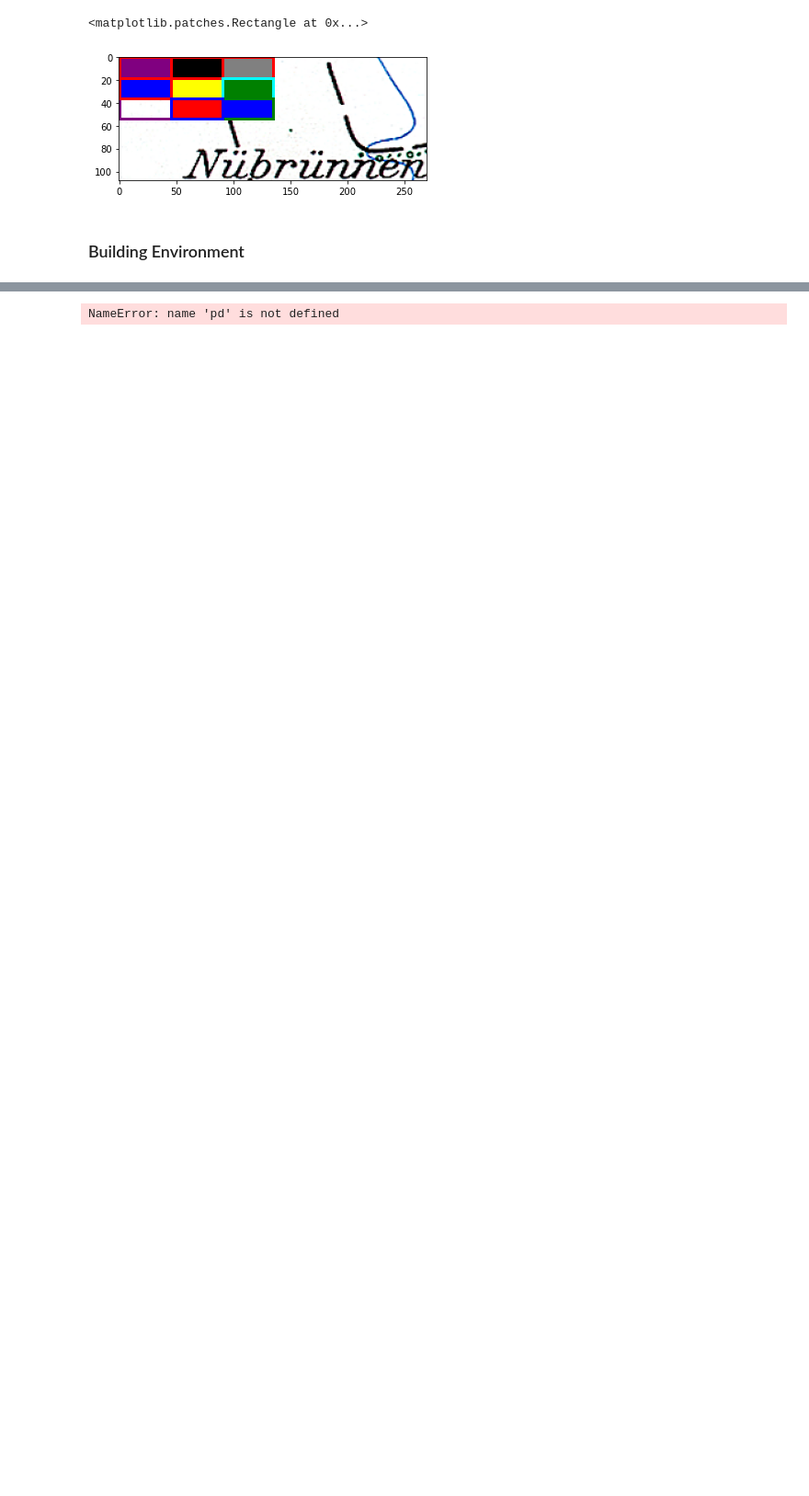
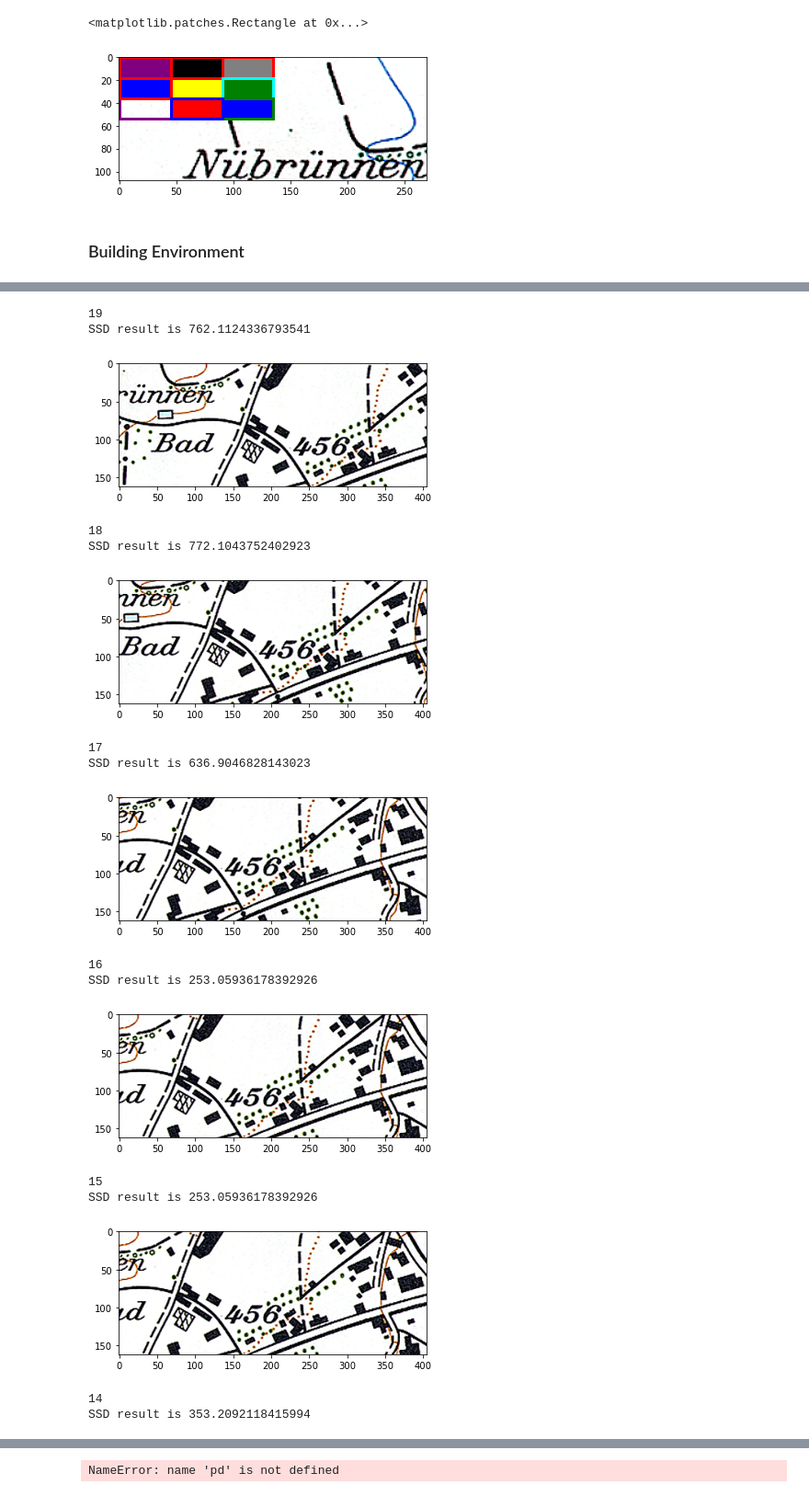
Before and after one commit to justinfmccarty/22spring_templatematching_carto, a Jupyter notebook: rl_method/notebooks/00_simple_environment.ipynb, the cells around one changed output, grey strips where cells are left out. Shown at 92% size. Drawn from its saved outputs; the diff is of its cells as text; code cells hidden in the pictures; blank space fills up the shorter version.

```diff
--- a/rl_method/notebooks/00_simple_environment.ipynb
+++ b/rl_method/notebooks/00_simple_environment.ipynb
@@ -240,0 +550,42 @@ https://towardsdatascience.com/creating-a-custom-openai-gym-environment-for-stoc
+# %%
+
+env = TemplateMatchingEnv(image_norm,template_norm,obs_shape_mult=(9,9))
+
+
+
+for i in np.arange(0,2):
+    print(i)
+    display.clear_output(wait=True)
+    obs = env.reset()
+    while True:
+        # Take a random action
+        time.sleep(0.5)
+        action = env.action_space.sample()
+        obs, reward, done, info = env.step(action)
+        img = plt.imshow(env.render(mode='rgb_array'))
+        img.set_data(env.render(mode='rgb_array'))
+        display.display(plt.gcf())
+
+
+        if done == True:
+            break
+
+env.close()
+# %% [output]
+19
+SSD result is 762.1124336793541
+[figure, added]
+18
+SSD result is 772.1043752402923
+[figure, added]
+17
+SSD result is 636.9046828143023
+[figure, added]
+16
+SSD result is 253.05936178392926
+[figure, added]
+15
+SSD result is 253.05936178392926
+[figure, added]
+14
+SSD result is 353.2092118415994
```
Also changed, not shown: parts of 29 cells of this notebook, 6 other files.
